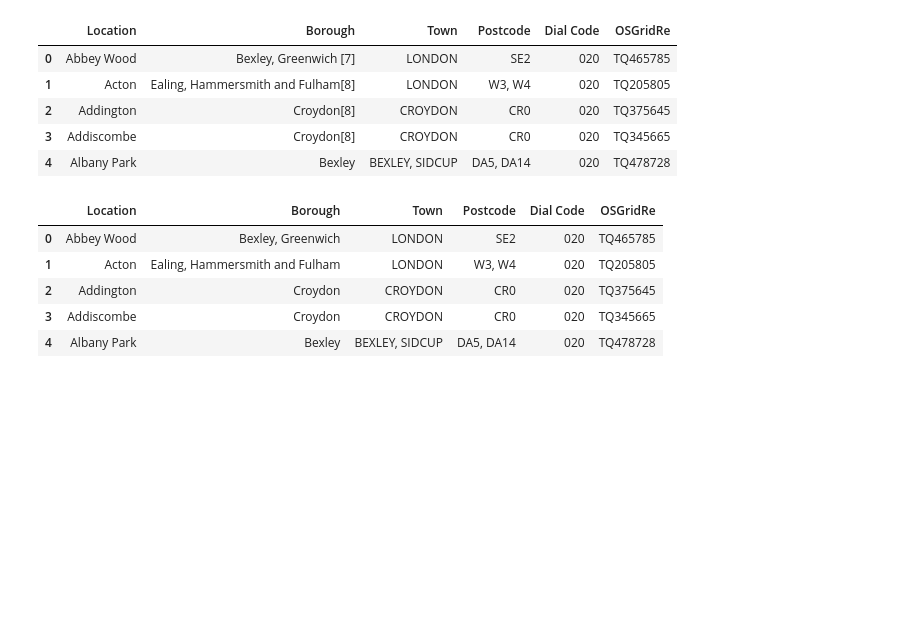
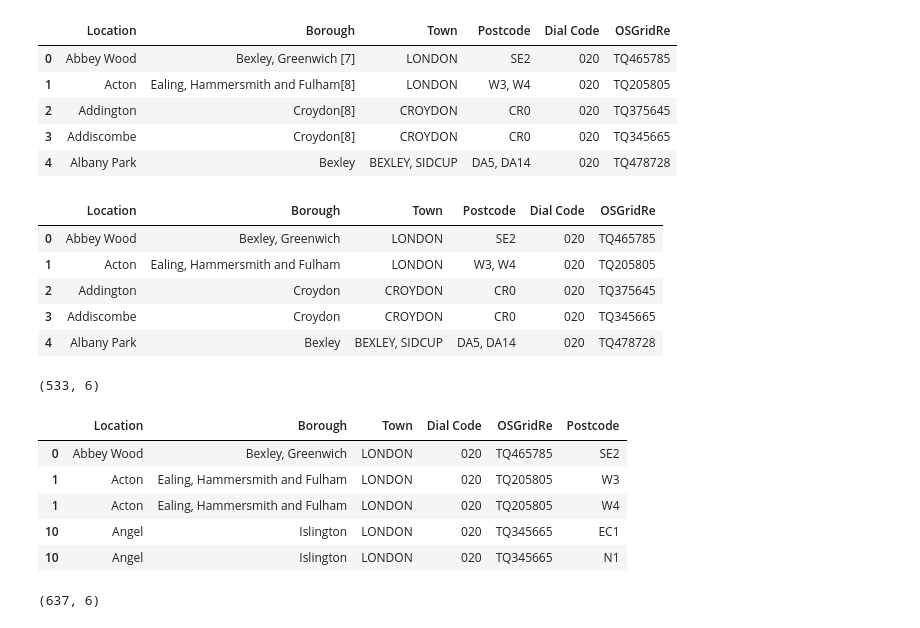
Before and after one commit to willokans/Coursera_Capstone, a Jupyter notebook: Part II - Restaurants in Dublin.ipynb, the cells around one changed output. Cells and saved outputs as stored; diff of their text form; code cells hidden in the pictures; blank space fills up the shorter version.

```diff
--- a/Part II - Restaurants in Dublin.ipynb
+++ b/Part II - Restaurants in Dublin.ipynb
@@ -149,3 +157,7 @@ df.head(5)
 | 2 | Addington | Croydon | CROYDON | CR0 | 020 | TQ375645 |
 | 3 | Addiscombe | Croydon | CROYDON | CR0 | 020 | TQ345665 |
 | 4 | Albany Park | Bexley | BEXLEY, SIDCUP | DA5, DA14 | 020 | TQ478728 |
+# %%
+df.shape
+# %% [output]
+(533, 6)
@@ -151,0 +167,13 @@ df.head(5)
+# %%
+df_unique_postcode.head()
+# %% [output]
+|  | Location | Borough | Town | Dial Code | OSGridRe | Postcode |
+| 0 | Abbey Wood | Bexley, Greenwich | LONDON | 020 | TQ465785 | SE2 |
+| 1 | Acton | Ealing, Hammersmith and Fulham | LONDON | 020 | TQ205805 | W3 |
+| 1 | Acton | Ealing, Hammersmith and Fulham | LONDON | 020 | TQ205805 | W4 |
+| 10 | Angel | Islington | LONDON | 020 | TQ345665 | EC1 |
+| 10 | Angel | Islington | LONDON | 020 | TQ345665 | N1 |
+# %%
+df_unique_postcode.shape
+# %% [output]
+(637, 6)
```
Also changed, not shown: parts of 19 cells of this notebook.
